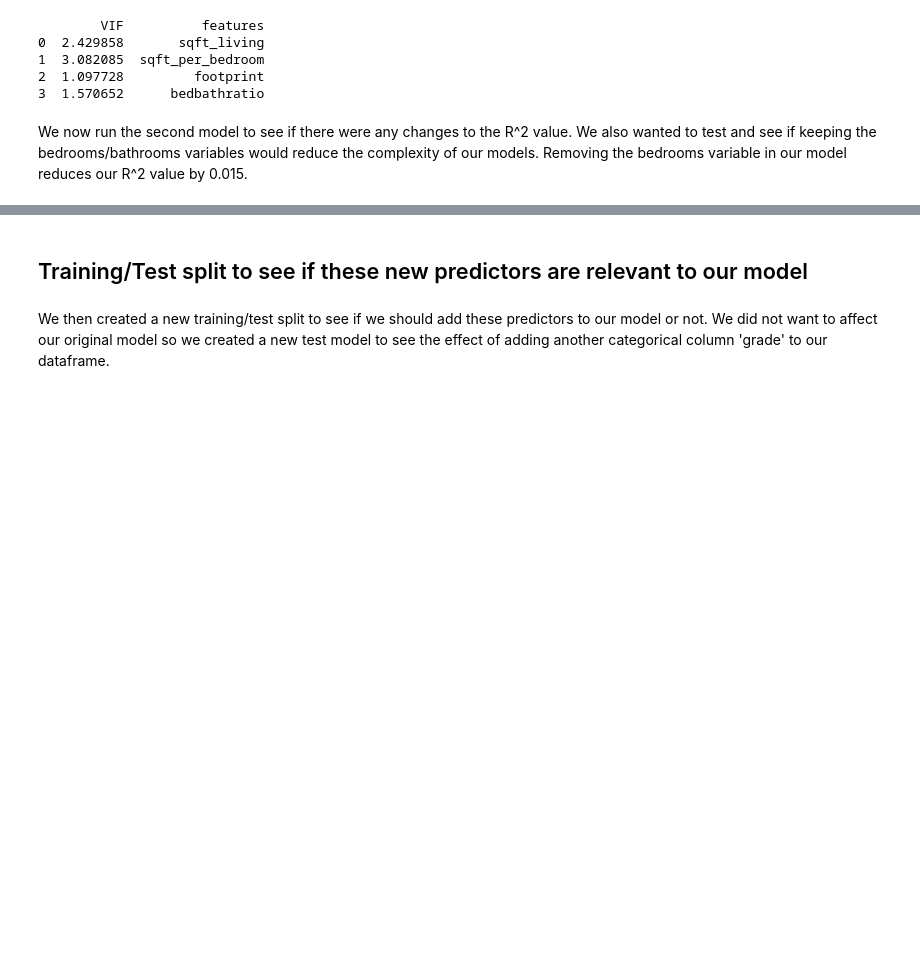
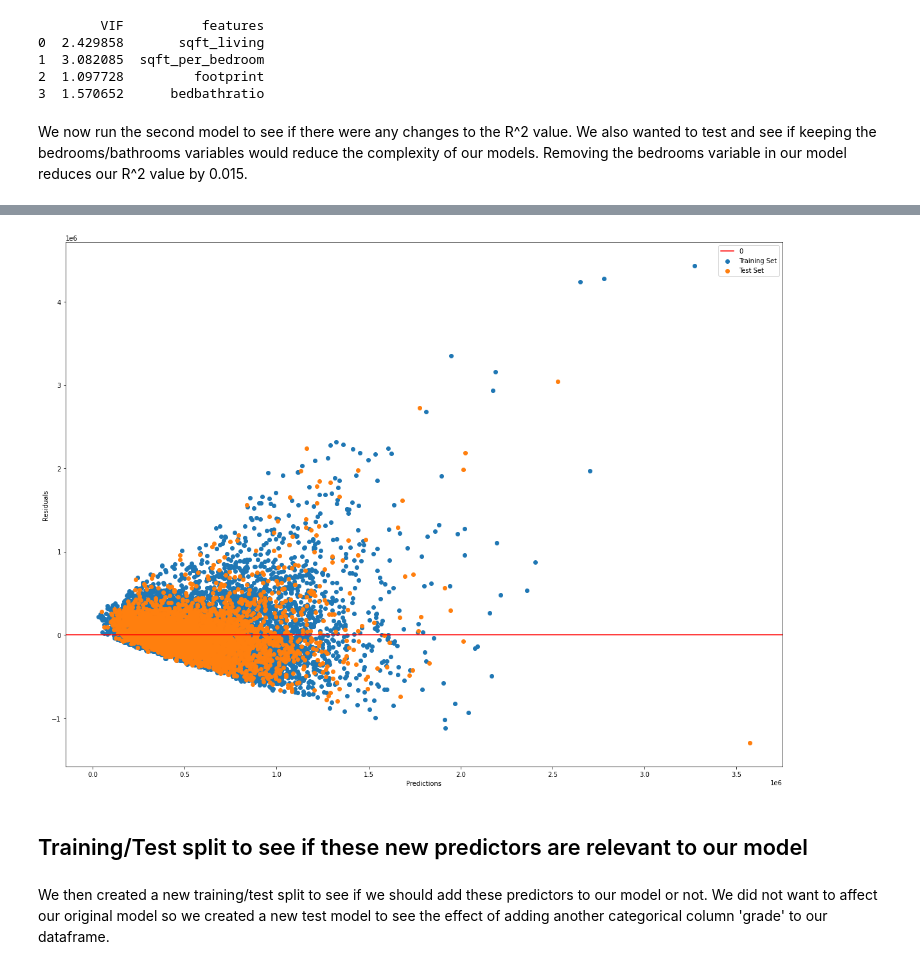
Before and after one commit to NaavSD/House-Plan-Analysis, a Jupyter notebook: Project 2 Notebook.ipynb, the cells around one changed output, grey strips where cells are left out. Cells and saved outputs as stored; diff of their text form; code cells hidden in the pictures; blank space fills up the shorter version.

```diff
--- a/Project 2 Notebook.ipynb
+++ b/Project 2 Notebook.ipynb
@@ -609,3 +609,18 @@ Notes:
+# %%
+y_hat1 = model.predict(X_train_scaled[['sqft_living', 'sqft_per_bedroom', 'footprint', 'bedbathratio']])
+y_pred1 = model.predict(X_test_scaled[['sqft_living', 'sqft_per_bedroom', 'footprint', 'bedbathratio']])
+# %%
+plt.figure(figsize = (20,15))
+plt.scatter(y_hat1, y_train - y_hat1, label = 'Training Set')
+plt.scatter(y_pred1, y_test - y_pred1, label = 'Test Set')
+
+plt.axhline(y = 0, color = 'red', label = '0')
+plt.xlabel('Predictions')
+plt.ylabel('Residuals')
+plt.legend()
+plt.show()
+# %% [output]
+[figure, added]
 # %% [markdown]
 ## Training/Test split to see if these new predictors are relevant to our model
 # %% [markdown]
```
Also changed, not shown: parts of 13 cells of this notebook.
